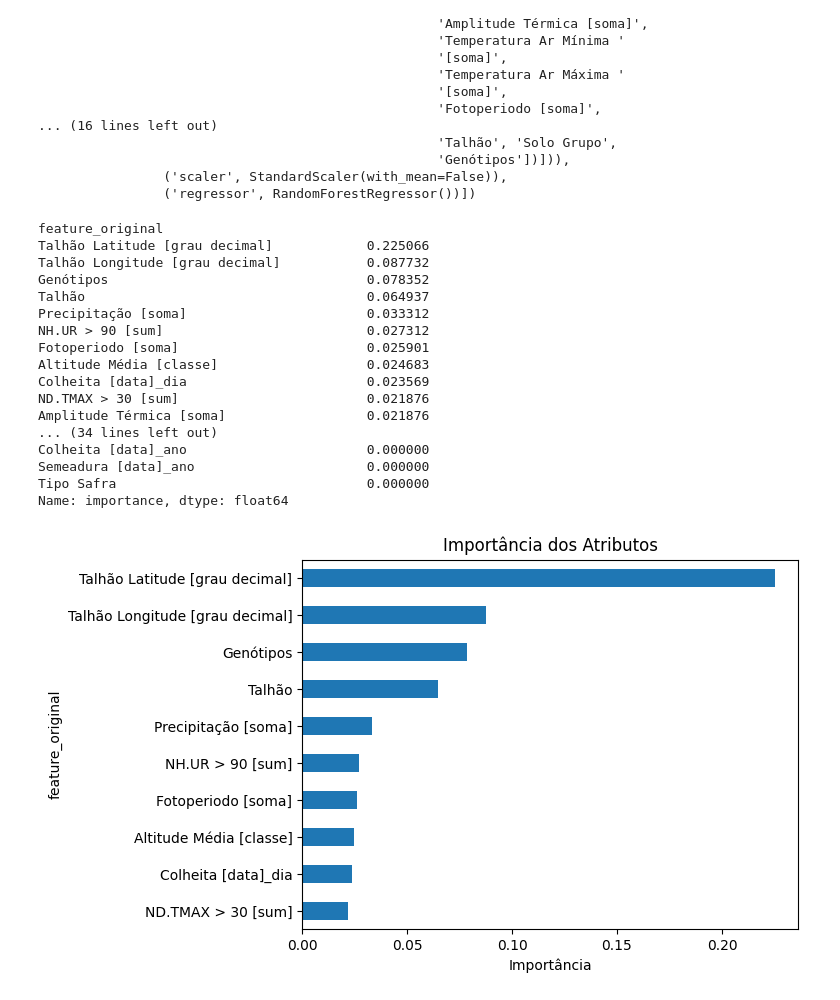
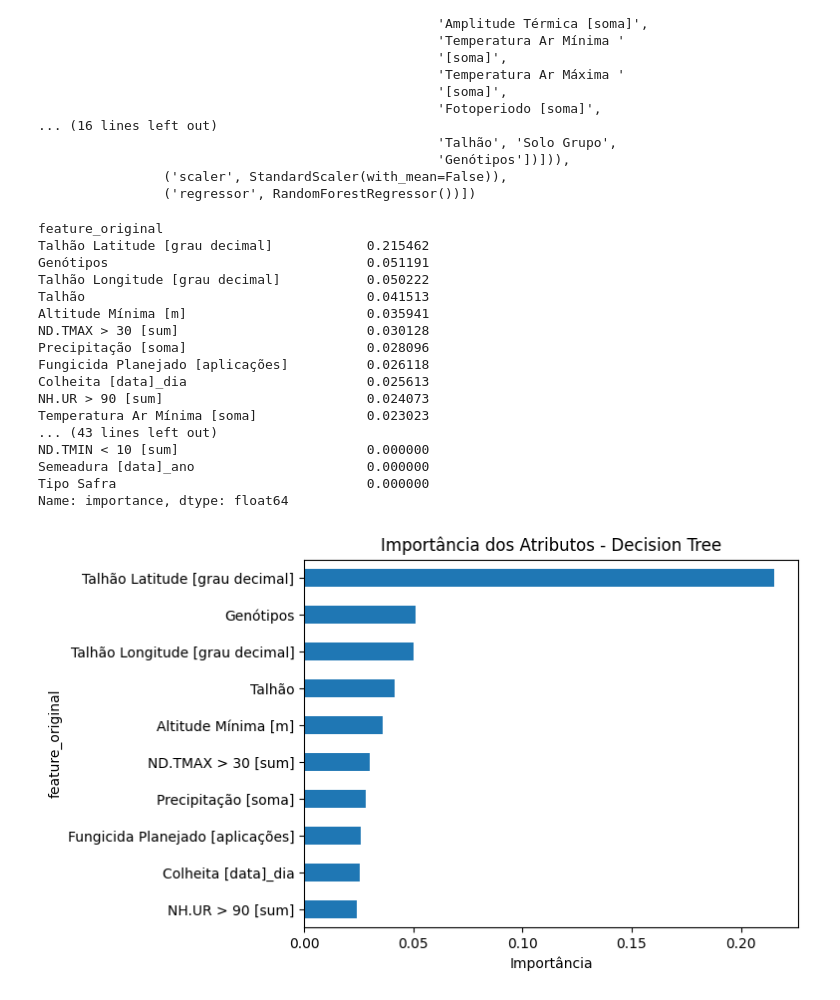
Before and after one commit to daninatan/machine-learn, a Jupyter notebook: Base_Soja_Fund_ABC/Importancia_Variaveis_ABC.ipynb, the cells around one changed output. Saved outputs shown, nothing was run; the diff lists cells and outputs as text; code cells hidden in the pictures.

```diff
--- a/Base_Soja_Fund_ABC/Importancia_Variaveis_ABC.ipynb
+++ b/Base_Soja_Fund_ABC/Importancia_Variaveis_ABC.ipynb
@@ -132,6 +132,15 @@ variaveis_numericas = [
     "Colheita [data]_ano",
     "Colheita [data]_mes",
     "Colheita [data]_dia",
+    "Colheita [decendio]",
+    "Semeadura [decendio]",
+    "Inseticida Planejado [aplicações]",
+    "Fungicida Planejado [aplicações]",
+    "Herbicida Planejado [aplicações]",
+    "Altitude Máxima [m]",
+    "Altitude Média [m]",
+    "Altitude Mínima [m]",
+    "Ciclo Semeadura-Colheita [dias]",
 ]
 
 #transforma valores que estavam sendo interpretados como str em valores numericos
@@ -295,30 +304,30 @@ dt_df_grouped = dt_df_grouped.sort_values(ascending=False)
 print(dt_df_grouped)
 # %% [output]
 feature_original
-Talhão Latitude [grau decimal]            0.225066
-Talhão Longitude [grau decimal]           0.087732
-Genótipos                                 0.078352
-Talhão                                    0.064937
-Precipitação [soma]                       0.033312
-NH.UR > 90 [sum]                          0.027312
-Fotoperiodo [soma]                        0.025901
-Altitude Média [classe]                   0.024683
-Colheita [data]_dia                       0.023569
-ND.TMAX > 30 [sum]                        0.021876
-Amplitude Térmica [soma]                  0.021876
-... (34 lines left out)
-Colheita [data]_ano                       0.000000
+Talhão Latitude [grau decimal]            0.215462
+Genótipos                                 0.051191
+Talhão Longitude [grau decimal]           0.050222
+Talhão                                    0.041513
+Altitude Mínima [m]                       0.035941
+ND.TMAX > 30 [sum]                        0.030128
+Precipitação [soma]                       0.028096
+Fungicida Planejado [aplicações]          0.026118
+Colheita [data]_dia                       0.025613
+NH.UR > 90 [sum]                          0.024073
+Temperatura Ar Mínima [soma]              0.023023
+... (43 lines left out)
+ND.TMIN < 10 [sum]                        0.000000
 Semeadura [data]_ano                      0.000000
 Tipo Safra                                0.000000
 Name: importance, dtype: float64
 # %%
 dt_df_grouped.head(10).plot(kind='barh')
 plt.gca().invert_yaxis()
-plt.title("Importância dos Atributos")
+plt.title("Importância dos Atributos - Decision Tree")
 plt.xlabel("Importância")
 plt.show()
 # %% [output]
-[figure, old version]
+[figure, new version]
 # %%
 random_forest_importance = random_forest.named_steps['regressor'].feature_importances_
 # %%
```
Also changed, not shown: parts of 7 cells of this notebook, 1 other file.
